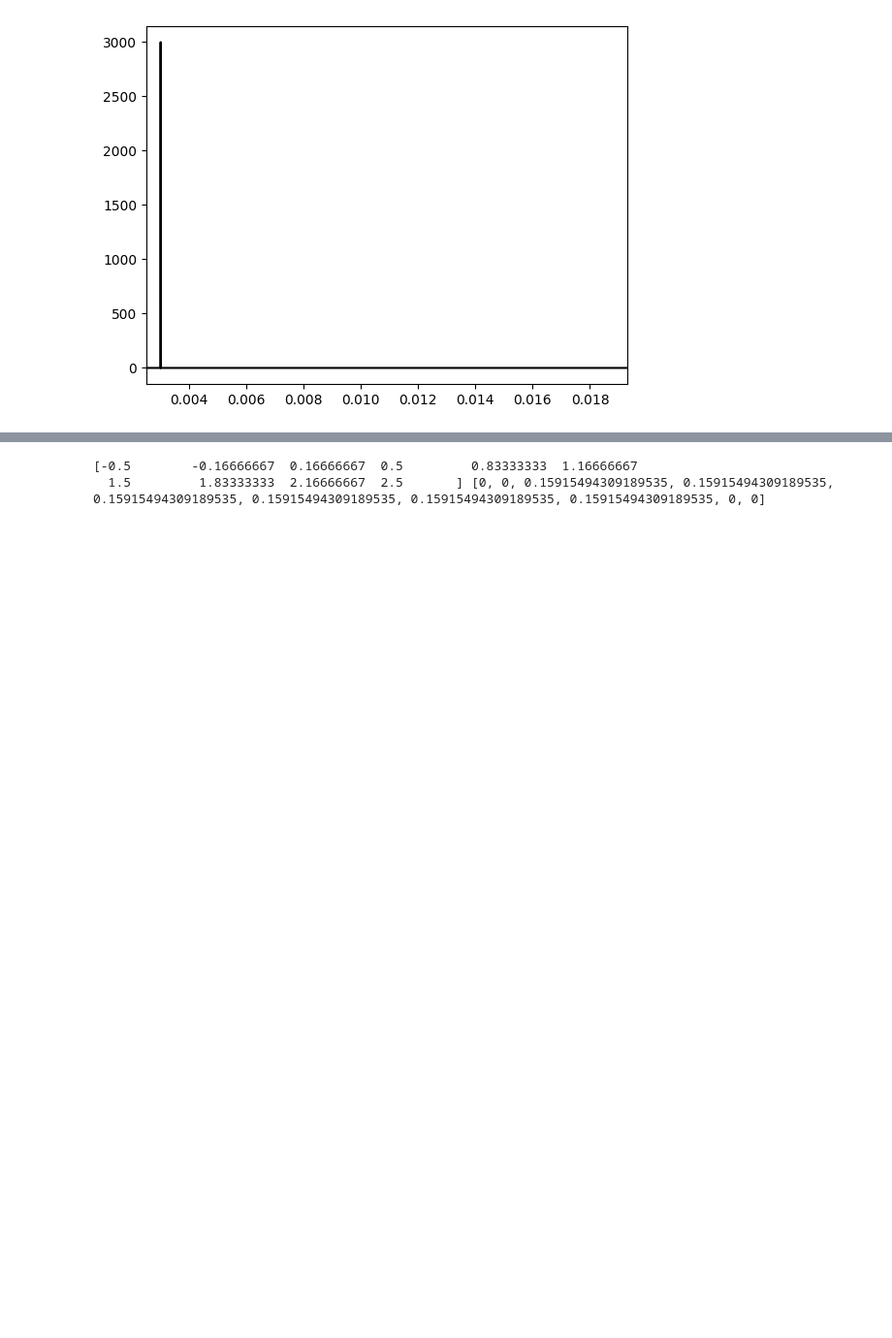
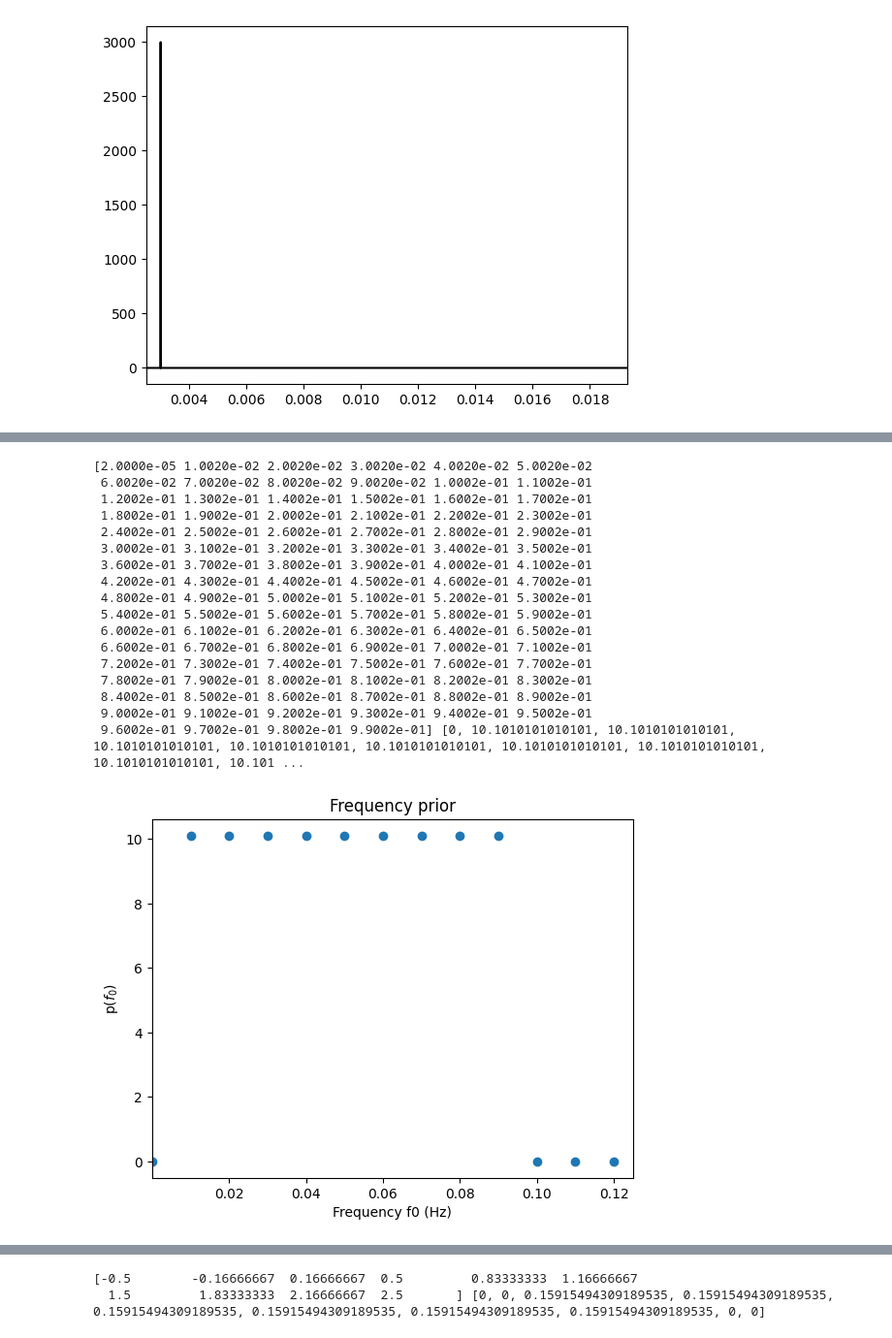
Before and after one commit to deborahDOR/Priors, a Jupyter notebook: UCBUniform_Priors.ipynb, the cells around one changed output, grey strips where cells are left out. Shown: that part at 97% size. Cells and saved outputs as stored; diff of their text form; code cells hidden in the pictures; blank space fills up the shorter version.

```diff
--- a/UCBUniform_Priors.ipynb
+++ b/UCBUniform_Priors.ipynb
@@ -51,0 +57,39 @@ plt.plot(domain, pdf_uniform, color='black')
+# %%
+f_min=2e-5
+f_max=1
+
+def Prob_freq(f0):
+    val=[]
+    for i in (list(f0)):
+        if (i>=10e-4) & (i<=10e-2):
+            val.append((1/(10e-2-10e-4)))
+        else :
+            val.append(0)
+    return val
+
+f0=np.arange(f_min,f_max,10e-3)
+plt.scatter(f0,Prob_freq((f0)))
+plt.title('Frequency prior')
+plt.xlabel(r'Frequency f0 (Hz)')
+plt.ylabel(r'p($f_0$)')
+plt.xlim([f_min,0.125])
+print(f0,Prob_freq((f0)))
+# %% [output]
+[2.0000e-05 1.0020e-02 2.0020e-02 3.0020e-02 4.0020e-02 5.0020e-02
+ 6.0020e-02 7.0020e-02 8.0020e-02 9.0020e-02 1.0002e-01 1.1002e-01
+ 1.2002e-01 1.3002e-01 1.4002e-01 1.5002e-01 1.6002e-01 1.7002e-01
+ 1.8002e-01 1.9002e-01 2.0002e-01 2.1002e-01 2.2002e-01 2.3002e-01
+ 2.4002e-01 2.5002e-01 2.6002e-01 2.7002e-01 2.8002e-01 2.9002e-01
+ 3.0002e-01 3.1002e-01 3.2002e-01 3.3002e-01 3.4002e-01 3.5002e-01
+ 3.6002e-01 3.7002e-01 3.8002e-01 3.9002e-01 4.0002e-01 4.1002e-01
+ 4.2002e-01 4.3002e-01 4.4002e-01 4.5002e-01 4.6002e-01 4.7002e-01
+ 4.8002e-01 4.9002e-01 5.0002e-01 5.1002e-01 5.2002e-01 5.3002e-01
+ 5.4002e-01 5.5002e-01 5.6002e-01 5.7002e-01 5.8002e-01 5.9002e-01
+ 6.0002e-01 6.1002e-01 6.2002e-01 6.3002e-01 6.4002e-01 6.5002e-01
+ 6.6002e-01 6.7002e-01 6.8002e-01 6.9002e-01 7.0002e-01 7.1002e-01
+ 7.2002e-01 7.3002e-01 7.4002e-01 7.5002e-01 7.6002e-01 7.7002e-01
+ 7.8002e-01 7.9002e-01 8.0002e-01 8.1002e-01 8.2002e-01 8.3002e-01
+ 8.4002e-01 8.5002e-01 8.6002e-01 8.7002e-01 8.8002e-01 8.9002e-01
+ 9.0002e-01 9.1002e-01 9.2002e-01 9.3002e-01 9.4002e-01 9.5002e-01
+ 9.6002e-01 9.7002e-01 9.8002e-01 9.9002e-01] [0, 10.1010101010101, 10.1010101010101, 10.1010101010101, 10.1010101010101, 10.1010101010101, 10.1010101010101, 10.1010101010101, 10.1010101010101, 10.101 ...
+[figure, added]
```
Also changed, not shown: parts of 7 cells of this notebook, 1 other file.
